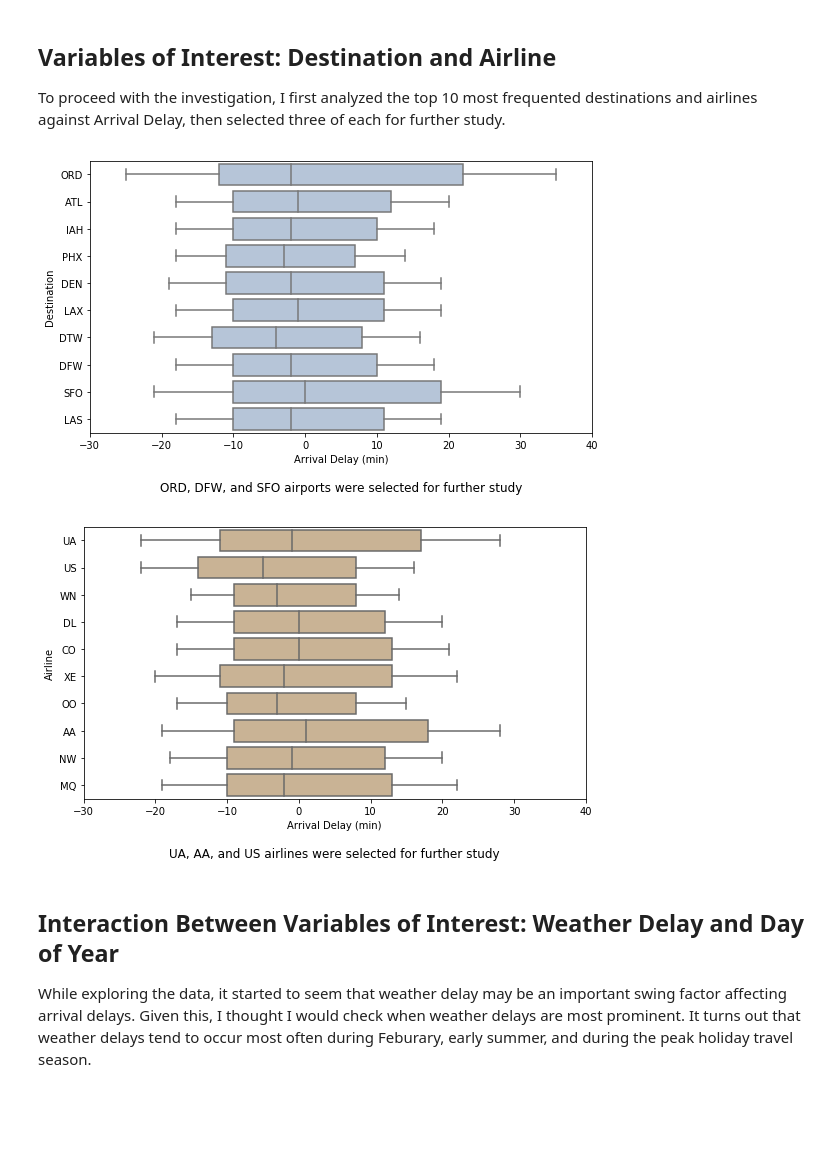
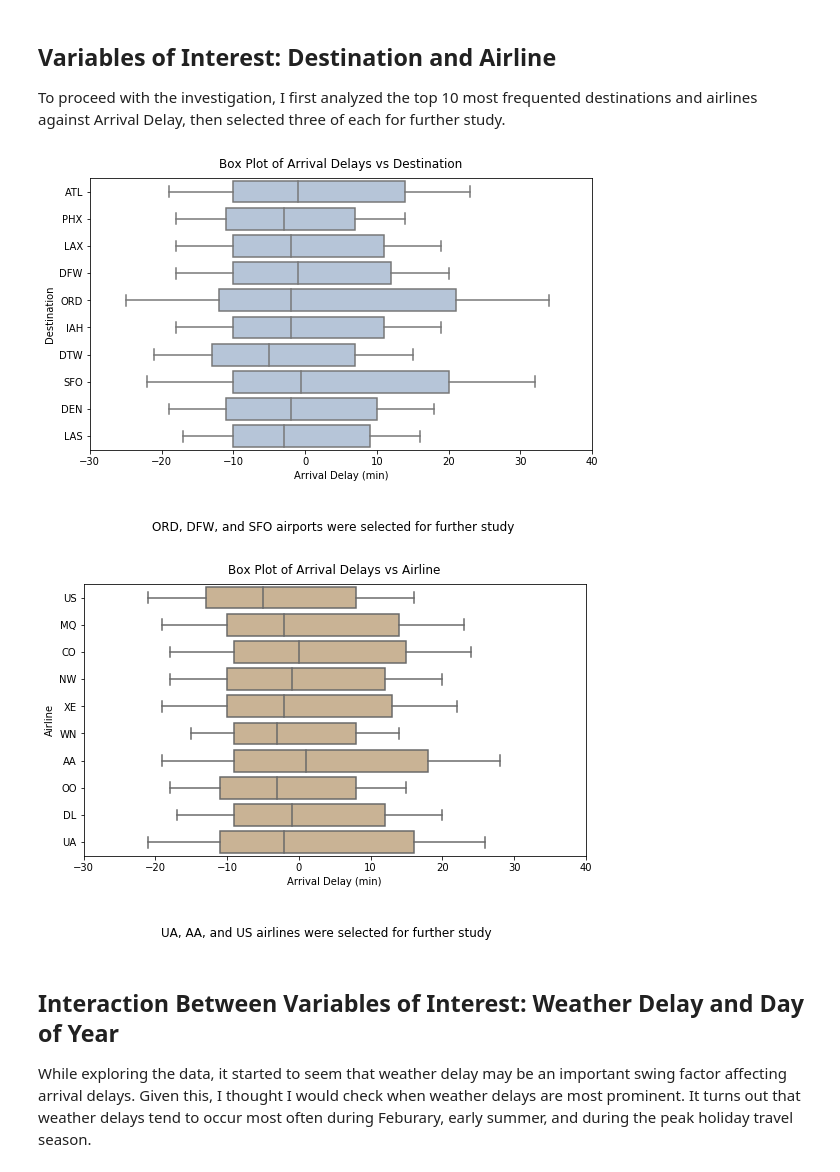
Before and after one commit to ldemastersmith/FlightDataAnalysis, a Jupyter notebook: slide_deck.ipynb, the cells around one changed output. Saved outputs shown, nothing was run; the diff lists cells and outputs as text; code cells hidden in the pictures; blank space fills up the shorter version.

Commit message:
Updated Report: Added a title to each figure in the slide deck.
Some titles were inadvertently left out. All figures now have a title.

```diff
--- a/slide_deck.ipynb
+++ b/slide_deck.ipynb
@@ -157,40 +156,43 @@ plt.show()
 
 To proceed with the investigation, I first analyzed the top 10 most frequented destinations and airlines against Arrival Delay, then selected three of each for further study.
 # %%
-# for top10_dest, one can perform a count on 'Origin' since the top 10 origins are also the top 10 destinations
-top10_origin = flights.groupby('Origin').Origin.count().sort_values(ascending=False)[0:10].index.tolist()
-top10_dest = flights.groupby('Dest').Origin.count().sort_values(ascending=False)[0:10].index.tolist()
+# grab lists of the top 10 airports and airlines
+top10_dest = flights.groupby('Dest').Dest.count().sort_values(ascending=False)[0:10].index.tolist()
 top10_carrier = flights.groupby('UniqueCarrier').UniqueCarrier.count().sort_values(ascending=False)[0:10].index.tolist()
 
-flights_reduced_orig = flights[flights.Origin.isin(top10_origin)]
 flights_reduced_dest = flights[flights.Dest.isin(top10_dest)]
 flights_reduced_carrier = flights[flights.UniqueCarrier.isin(top10_carrier)]
 
-#default_color = sb.color_palette()[0]
+# print('Top 10 Destinations:', top10_dest)
+# print('---------------------------------------------------------')
+# print('Top 10 Airlines:    ', top10_carrier)
 # %%
 fig, ax = plt.subplots(ncols = 1, nrows = 1, figsize = [9,5], squeeze=False)
 sb.boxplot(data=flights_reduced_dest, y='Dest', x='ArrDelay', ax=ax[0,0], color='lightsteelblue', whis=0.4, sym='')
 ax[0,0].set(xlim=(-30,40))
-title_string = 'ORD, DFW, and SFO airports were selected for further study'
-ax[0,0].set_title(title_string, pad=-330, loc='center')
+title_string = 'Box Plot of Arrival Delays vs Destination'
+ax[0,0].set_title(title_string, pad=10, loc='center')
 ax[0,0].set(xlabel='Arrival Delay (min)')
 ax[0,0].set(ylabel='Destination')
-
+caption_string = 'ORD, DFW, and SFO airports were selected for further study'
+plt.figtext(0.5, -0.1, caption_string, wrap=True, horizontalalignment='center', fontsize=12)
 plt.show()
 # %% [output]
-[figure, old version]
+[figure, new version]
 # %%
 fig, ax = plt.subplots(ncols = 1, nrows = 1, figsize = [9,5], squeeze=False)
 sb.boxplot(data=flights_reduced_carrier, y='UniqueCarrier', x='ArrDelay', ax=ax[0,0], color='tan', whis=0.4, sym='')
 ax[0,0].set(xlim=(-30,40))
-title_string = 'UA, AA, and US airlines were selected for further study'
-ax[0,0].set_title(title_string, pad=-330, loc='center')
+title_string = 'Box Plot of Arrival Delays vs Airline'
+ax[0,0].set_title(title_string, pad=10, loc='center')
 ax[0,0].set(xlabel='Arrival Delay (min)')
 ax[0,0].set(ylabel='Airline')
+caption_string = 'UA, AA, and US airlines were selected for further study'
+plt.figtext(0.5, -0.1, caption_string, wrap=True, horizontalalignment='center', fontsize=12)
 
 plt.show()
 # %% [output]
-[figure, old version]
+[figure, new version]
 # %% [markdown]
 ## Interaction Between Variables of Interest: Weather Delay and Day of Year
 
```
Also changed, not shown: parts of 11 cells of this notebook, 1 other file.
